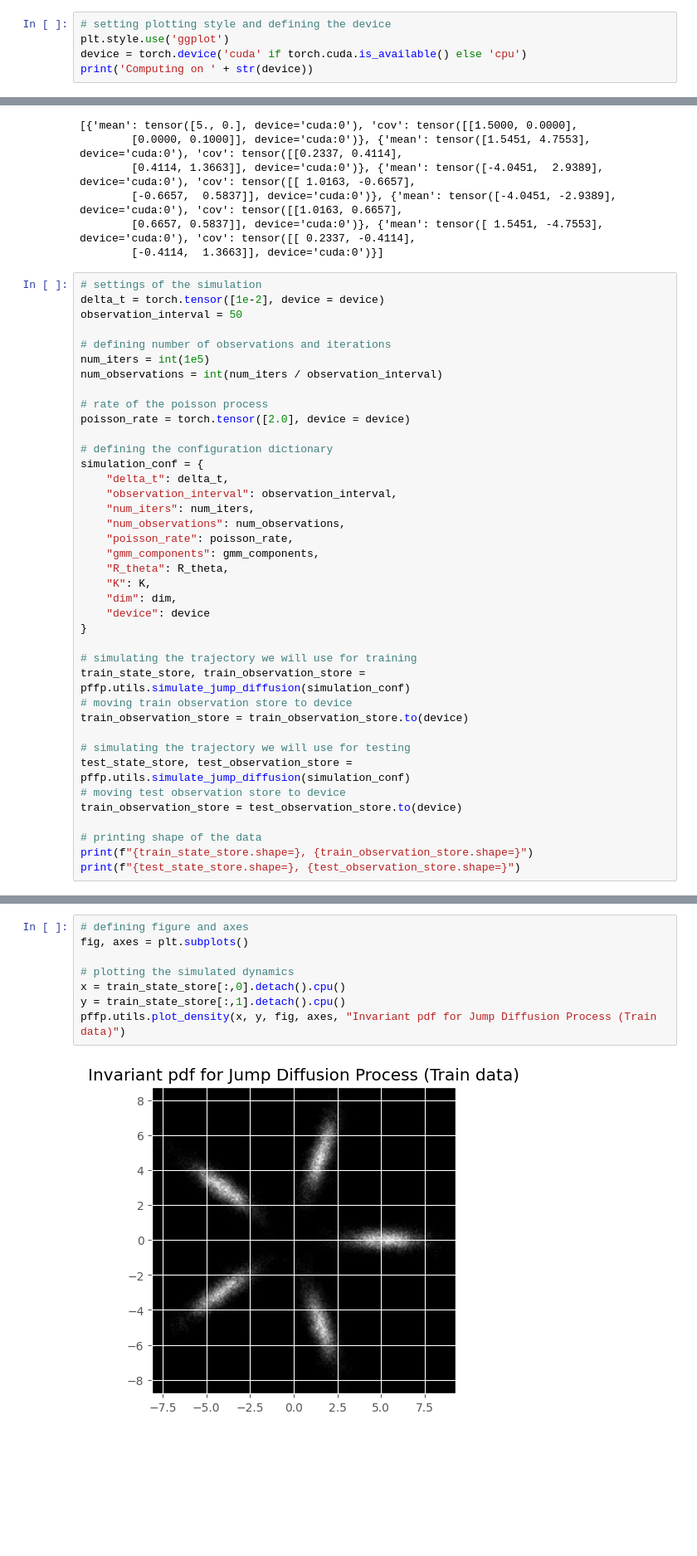
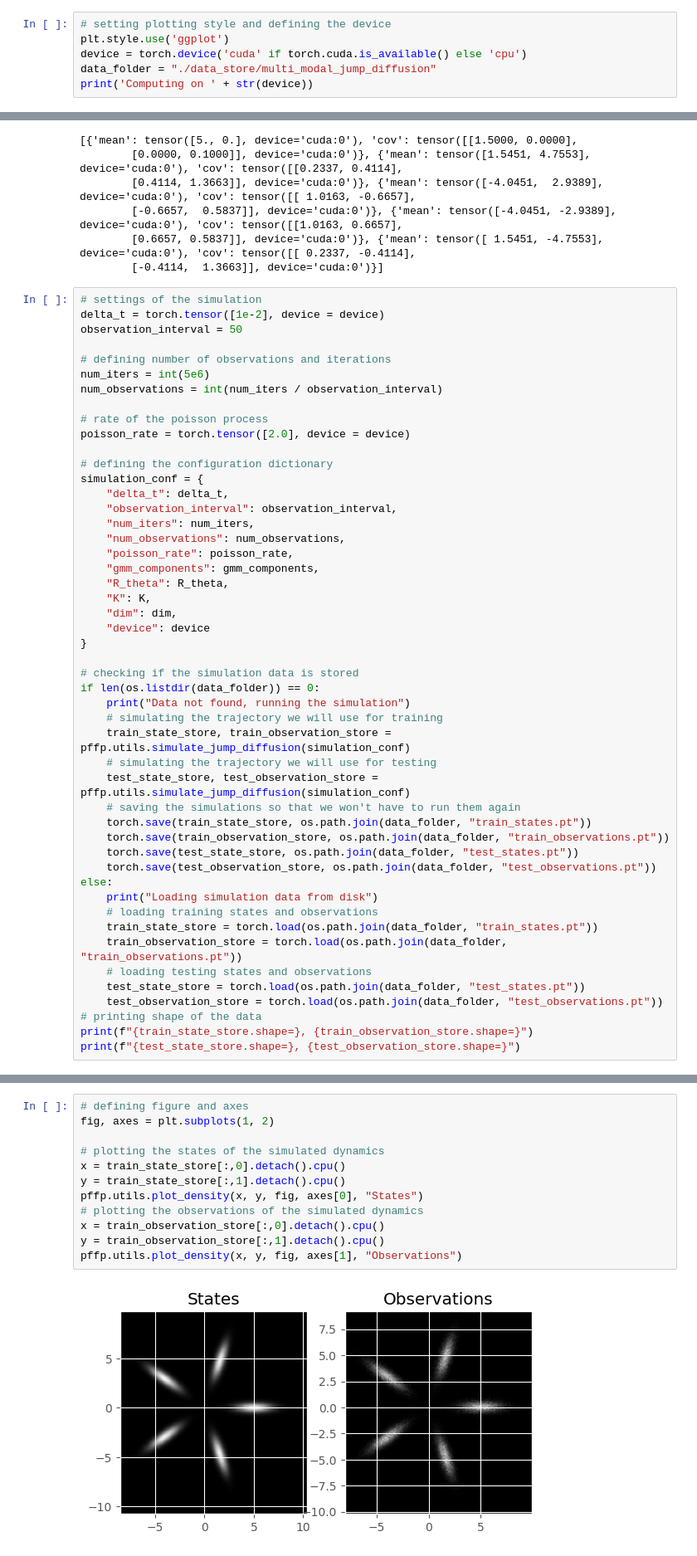
Before and after one commit to FMGS666/ProbForecastFollmerProcess, a Jupyter notebook: multi_modal_jump_diffusion.ipynb, the cells around one changed output, grey strips where cells are left out. Shown at 83% size. Cells and saved outputs as stored; diff of their text form; blank space fills up the shorter version.

```diff
--- a/multi_modal_jump_diffusion.ipynb
+++ b/multi_modal_jump_diffusion.ipynb
@@ -13,6 +14,7 @@ from torch.distributions import MultivariateNormal
 # setting plotting style and defining the device
 plt.style.use('ggplot')
 device = torch.device('cuda' if torch.cuda.is_available() else 'cpu')
+data_folder = "./data_store/multi_modal_jump_diffusion"
 print('Computing on ' + str(device))
 # %% [output]
 Computing on cuda
@@ -56,7 +58,7 @@ delta_t = torch.tensor([1e-2], device = device)
 observation_interval = 50
 
 # defining number of observations and iterations
-num_iters = int(1e5)
+num_iters = int(5e6)
 num_observations = int(num_iters / observation_interval)
 
 # rate of the poisson process
@@ -76,16 +78,26 @@ simulation_conf = {
     "device": device
 }
 
-# simulating the trajectory we will use for training
-train_state_store, train_observation_store = pffp.utils.simulate_jump_diffusion(simulation_conf)
-# moving train observation store to device
-train_observation_store = train_observation_store.to(device)
-
-# simulating the trajectory we will use for testing
-test_state_store, test_observation_store = pffp.utils.simulate_jump_diffusion(simulation_conf)
-# moving test observation store to device
-train_observation_store = test_observation_store.to(device)
-
+# checking if the simulation data is stored
+if len(os.listdir(data_folder)) == 0:
+    print("Data not found, running the simulation")
+    # simulating the trajectory we will use for training
+    train_state_store, train_observation_store = pffp.utils.simulate_jump_diffusion(simulation_conf)
+    # simulating the trajectory we will use for testing
+    test_state_store, test_observation_store = pffp.utils.simulate_jump_diffusion(simulation_conf)
+    # saving the simulations so that we won't have to run them again
+    torch.save(train_state_store, os.path.join(data_folder, "train_states.pt"))
+    torch.save(train_observation_store, os.path.join(data_folder, "train_observations.pt"))
+    torch.save(test_state_store, os.path.join(data_folder, "test_states.pt"))
+    torch.save(test_observation_store, os.path.join(data_folder, "test_observations.pt"))
+else:
+    print("Loading simulation data from disk")
+    # loading training states and observations
+    train_state_store = torch.load(os.path.join(data_folder, "train_states.pt"))
+    train_observation_store = torch.load(os.path.join(data_folder, "train_observations.pt"))
+    # loading testing states and observations
+    test_state_store = torch.load(os.path.join(data_folder, "test_states.pt"))
+    test_observation_store = torch.load(os.path.join(data_folder, "test_observations.pt"))
 # printing shape of the data
 print(f"{train_state_store.shape=}, {train_observation_store.shape=}")
 print(f"{test_state_store.shape=}, {test_observation_store.shape=}")
@@ -95,13 +108,17 @@ test_state_store.shape=torch.Size([100000, 2]), test_observation_store.shape=tor
 # %%
 # defining figure and axes
-fig, axes = plt.subplots()
+fig, axes = plt.subplots(1, 2)
 
-# plotting the simulated dynamics
+# plotting the states of the simulated dynamics
 x = train_state_store[:,0].detach().cpu()
 y = train_state_store[:,1].detach().cpu()
-pffp.utils.plot_density(x, y, fig, axes, "Invariant pdf for Jump Diffusion Process (Train data)")
+pffp.utils.plot_density(x, y, fig, axes[0], "States")
+# plotting the observations of the simulated dynamics
+x = train_observation_store[:,0].detach().cpu()
+y = train_observation_store[:,1].detach().cpu()
+pffp.utils.plot_density(x, y, fig, axes[1], "Observations")
 # %% [output]
-[figure, old version]
+[figure, new version]
 # %%
 # defining lag
 tau_mul = 1 # 3 4
```
Also changed, not shown: parts of 9 cells of this notebook.
